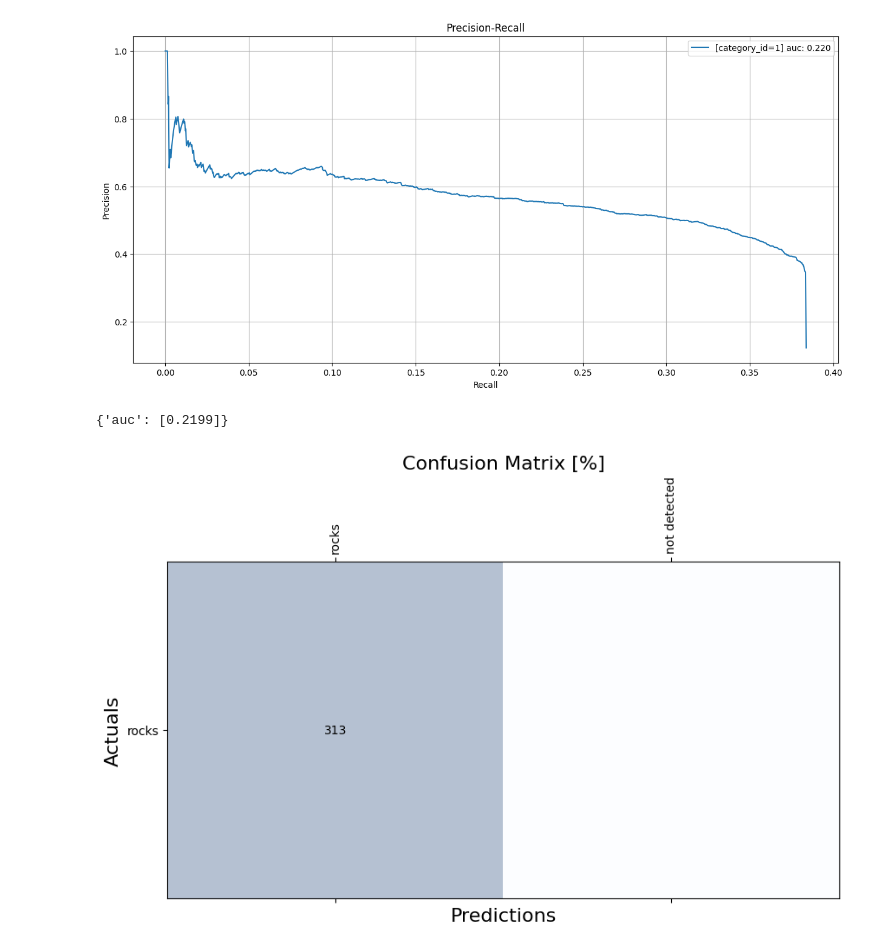
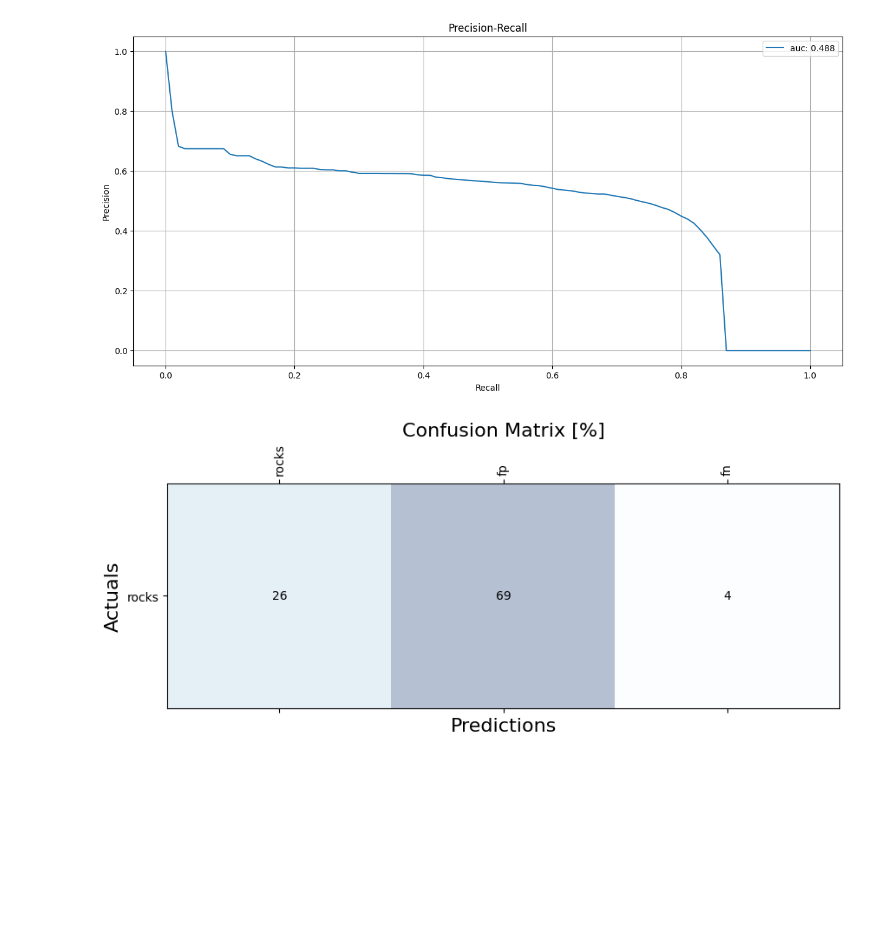
Before and after one commit to MiXaiLL76/faster_coco_eval, a Jupyter notebook: examples/curve_example.ipynb, the cells around one changed output. Cells and saved outputs as stored; diff of their text form; code cells hidden in the pictures; blank space fills up the shorter version.

```diff
--- a/examples/curve_example.ipynb
+++ b/examples/curve_example.ipynb
@@ -17,10 +17,10 @@ prepared_anns         = load('../tests/data/result_annotations.json')
 # %%
 threshold_iou = 0.5
 
-curves = Curves(prepared_coco_in_dict, iou_tresh=threshold_iou, iouType='segm')
-curves.load_result(prepared_anns)
-_match_results = curves.match(categories_id=['all'])
-curves.plot_pre_rec(_match_results, plotly_backend=False)
+cocoGt = COCO(prepared_coco_in_dict)
+cocoDt = cocoGt.loadRes(prepared_anns)
+
+cur = Curves(cocoGt, cocoDt, iou_tresh=threshold_iou, iouType='segm')
+cur.plot_pre_rec(plotly_backend=False)
 # %% [output]
-[figure, old version]
+[figure, new version]
-{'auc': [0.2199]}
@@ -31,4 +27,4 @@ confusion_matrix, result_annotations = ec.compute_errors()
 # %%
-ec.display_matrix(confusion_matrix)
+cur.display_matrix()
 # %% [output]
-[figure, old version]
+[figure, new version]
```
Also changed, not shown: parts of 2 cells of this notebook.
